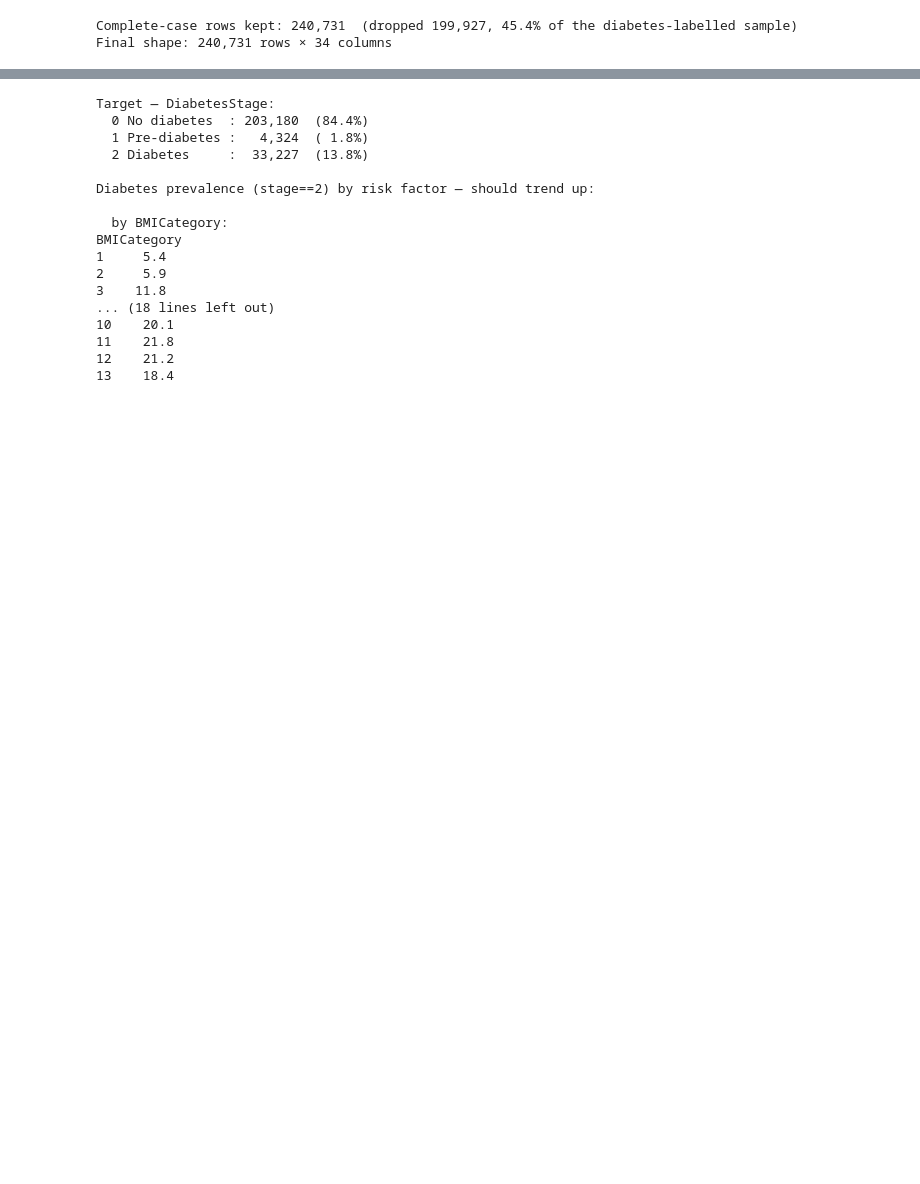
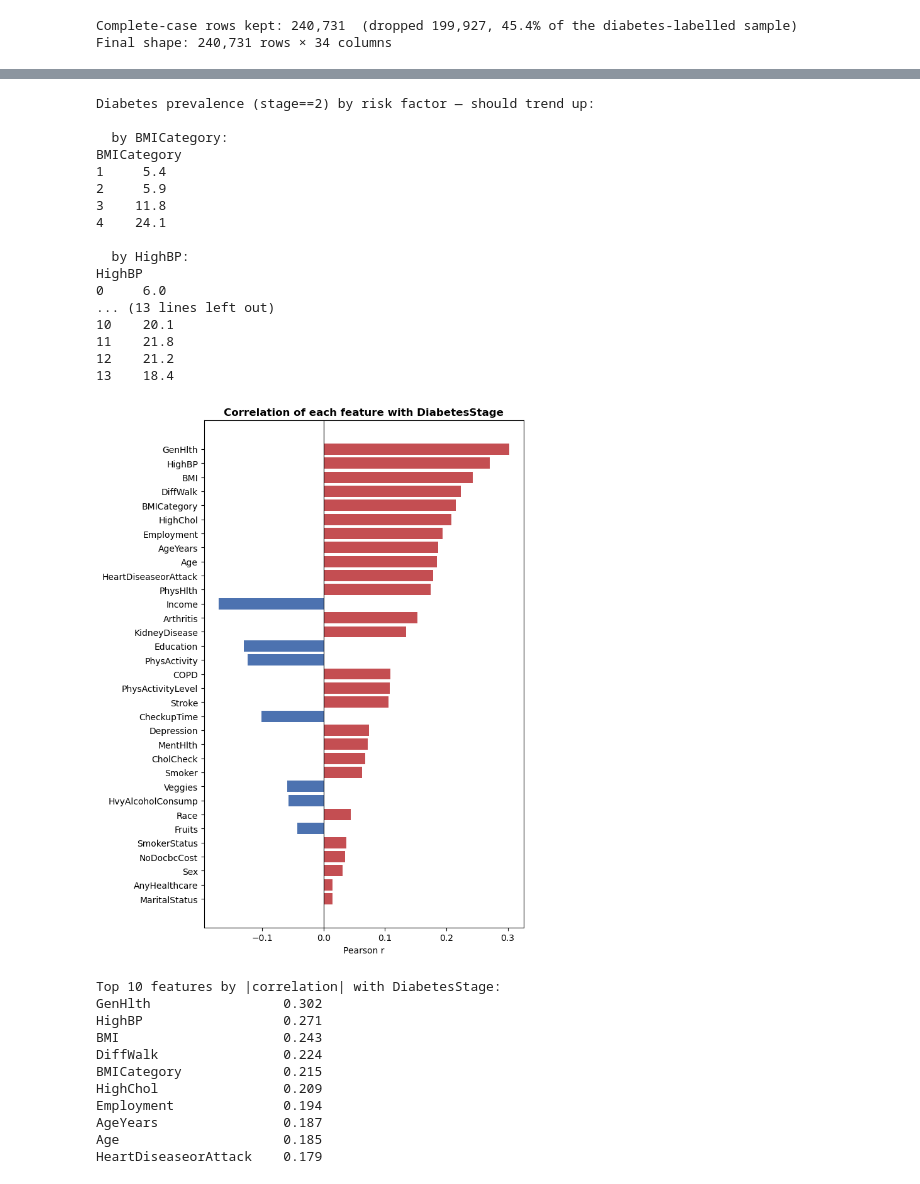
Before and after one commit to energelpen/ET0737-MLAI-Project, a Jupyter notebook: notebooks/01_Diabetes_2015_Cleaning.ipynb, the cells around one changed output, grey strips where cells are left out. Drawn from its saved outputs; the diff is of its cells as text; code cells hidden in the pictures; blank space fills up the shorter version.

```diff
--- a/notebooks/01_Diabetes_2015_Cleaning.ipynb
+++ b/notebooks/01_Diabetes_2015_Cleaning.ipynb
@@ -246,21 +442,12 @@ prevalence should rise steeply with BMI band, age, and high blood pressure.
 # %%
-# Class balance of the target
-print('Target — DiabetesStage:')
-for k, n in clean['DiabetesStage'].value_counts().sort_index().items():
-    print(f'  {k} {labels[k]:<13}: {n:>7,}  ({n/len(clean):5.1%})')
-
-# Face validity: share with diabetes (stage 2) by a few key risk factors
-print('\nDiabetes prevalence (stage==2) by risk factor — should trend up:')
+# Face validity: share with diabetes (stage 2) by a few key risk factors —
+# prevalence should trend up with obesity band, high blood pressure, and age.
+print('Diabetes prevalence (stage==2) by risk factor — should trend up:')
 diab = (clean['DiabetesStage'] == 2)
 for col in ['BMICategory', 'HighBP', 'Age']:
     print(f'\n  by {col}:')
     print((diab.groupby(clean[col]).mean() * 100).round(1).to_string())
 # %% [output]
-Target — DiabetesStage:
-  0 No diabetes  : 203,180  (84.4%)
-  1 Pre-diabetes :   4,324  ( 1.8%)
-  2 Diabetes     :  33,227  (13.8%)
-
 Diabetes prevalence (stage==2) by risk factor — should trend up:
 
   by BMICategory:
@@ -268,8 +455,43 @@ BMICategory
 1     5.4
 2     5.9
 3    11.8
-... (18 lines left out)
+4    24.1
+
+  by HighBP:
+HighBP
+0     6.0
+... (13 lines left out)
 10    20.1
 11    21.8
 12    21.2
 13    18.4
+# %%
+# How strongly does each feature move with diabetes stage?
+# (Pearson r against the ordinal 0/1/2 target — a quick linear-signal ranking.)
+corr = clean.corr(numeric_only=True)['DiabetesStage'].drop('DiabetesStage')
+corr = corr.reindex(corr.abs().sort_values(ascending=False).index)
+
+fig, ax = plt.subplots(figsize=(7, 9))
+colors = ['#C44E52' if v > 0 else '#4C72B0' for v in corr.values[::-1]]
+ax.barh(corr.index[::-1], corr.values[::-1], color=colors)
+ax.axvline(0, color='k', lw=.8)
+ax.set_title('Correlation of each feature with DiabetesStage', fontweight='bold')
+ax.set_xlabel('Pearson r')
+fig.tight_layout()
+plt.show()
+
+print('Top 10 features by |correlation| with DiabetesStage:')
+print(corr.head(10).round(3).to_string())
+# %% [output]
+[figure, added]
+Top 10 features by |correlation| with DiabetesStage:
+GenHlth                 0.302
+HighBP                  0.271
+BMI                     0.243
+DiffWalk                0.224
+BMICategory             0.215
+HighChol                0.209
+Employment              0.194
+AgeYears                0.187
+Age                     0.185
+HeartDiseaseorAttack    0.179
```
Also changed, not shown: parts of 14 cells of this notebook, 2 other files.
